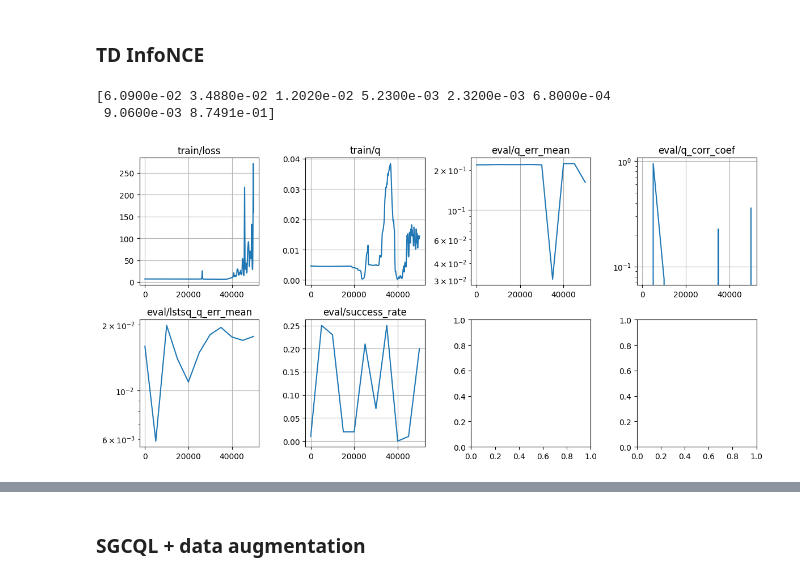
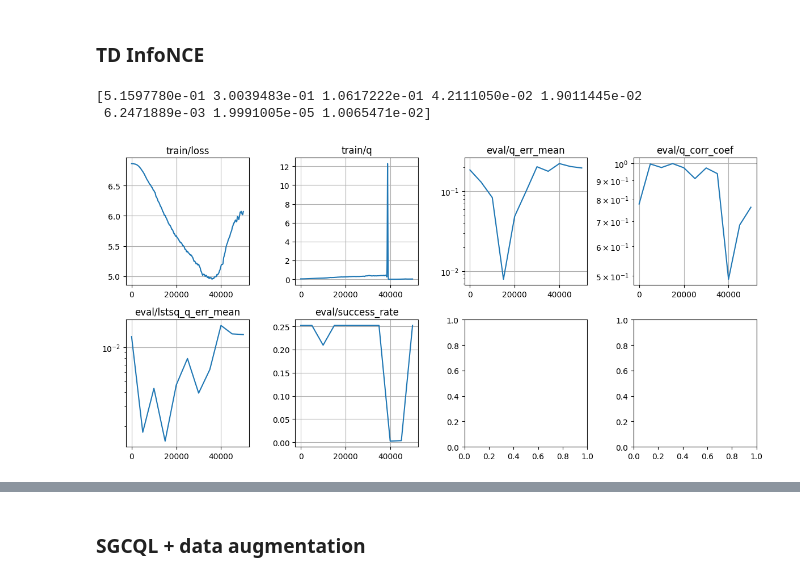
Before and after one commit to chongyi-zheng/ogbench, a Jupyter notebook: notebooks/mdp2gcmdp_RiverSwim.ipynb, the cells around one changed output, grey strips where cells are left out. Drawn from its saved outputs; the diff is of its cells as text; code cells hidden in the pictures.

```diff
--- a/notebooks/mdp2gcmdp_RiverSwim.ipynb
+++ b/notebooks/mdp2gcmdp_RiverSwim.ipynb
@@ -752,7 +752,7 @@ def compute_success_rate(params, num_eval_episodes=2000, max_episode_steps=1001)
       done = False
       obs = augmented_eval_env.reset()
       while not done:
-          action = np.random.choice(np.arange(augmented_eval_env.num_actions), p=opt_pi[obs])
+          action = np.random.choice(np.arange(augmented_eval_env.num_actions), p=pi[obs])
           reward, next_obs, terminated, truncated = augmented_eval_env.step(action)
           done = terminated or truncated
 
@@ -1232,7 +1253,8 @@ large_batch = sample_augmented_batch(1_000_000, p_curgoal=0.0, p_trajgoal=1.0)
 
 goal_marg = np.zeros(augmented_env.num_states)
 for state in range(augmented_env.num_states):
-    goal_marg[state] = np.sum(large_batch['observations'] == state) / len(large_batch['observations'])
+    # goal_marg[state] = np.sum(large_batch['next_observations'] == state) / len(large_batch['next_observations'])
+    goal_marg[state] = np.sum(large_batch['next_observations'] == state) / len(large_batch['next_observations'])
 goal_marg = jnp.asarray(goal_marg)
 print(goal_marg)
 # %% [output]
@@ -1437,12 +1467,14 @@ print(crl_metrics['eval/success_rate'][-1])
 # evaluation the pi
 obs = jnp.arange(augmented_env.num_states)[:, None].repeat(augmented_env.num_actions, axis=1).reshape(-1)
 actions = jnp.arange(augmented_env.num_actions)[None, :].repeat(augmented_env.num_states, axis=0).reshape(-1)
+
 plus_logits = critic.apply(critic_params, obs, actions,
                            (augmented_env.num_states - 2) * jnp.ones_like(obs))
-plus_probs = jnp.exp(jnp.diag(plus_logits)) * goal_marg[augmented_env.num_states - 2]
-q = (1 + discount) / discount * plus_probs
-q = q.reshape([augmented_env.num_states, augmented_env.num_actions])
-q = q[:env.num_states]
+plus_logits = jnp.diag(plus_logits)
+plus_logits = plus_logits.reshape([augmented_env.num_states, augmented_env.num_actions])
+a = jnp.argmax(plus_logits, axis=-1)
+pi = jax.nn.one_hot(a, augmented_env.num_actions)
+pi = np.asarray(pi)
 
 print("pi: ")
 print(pi)
@@ -1461,12 +1521,12 @@ pi:
 # %%
 s_marg = np.zeros(augmented_env.num_states)
 for state in range(augmented_env.num_states):
-    s_marg[state] = np.sum(augmented_train_dataset['observations'] == state) / len(augmented_train_dataset['observations'])
+    s_marg[state] = np.sum(augmented_train_dataset['next_observations'] == state) / len(augmented_train_dataset['next_observations'])
 s_marg = jnp.asarray(s_marg)
 print(s_marg)
 # %% [output]
-[6.0900e-02 3.4880e-02 1.2020e-02 5.2300e-03 2.3200e-03 6.8000e-04
- 9.0600e-03 8.7491e-01]
+[5.1597780e-01 3.0039483e-01 1.0617222e-01 4.2111050e-02 1.9011445e-02
+ 6.2471889e-03 1.9991005e-05 1.0065471e-02]
 # %%
 class Critic(nn.Module):
   repr_dim: int = 512
@@ -1505,21 +1565,24 @@ num_iterations = 50_000
 eval_interval = 5_000
 log_interval = 5_000
 
-s_plus_marg = jnp.sum(augmented_train_dataset['observations'] == env.num_states - 2) / len(augmented_train_dataset['observations'])
+indicators = np.zeros((augmented_env.num_states, augmented_env.num_actions))
+indicators[augmented_env.num_states - 2] = 1.
+indicators = jnp.asarray(indicators)
+s_plus_marg = jnp.sum(augmented_train_dataset['next_observations'] == env.num_states - 2) / len(augmented_train_dataset['next_observations'])
 
 key = jax.random.PRNGKey(np.random.randint(0, 2**32))
 key, critic_key = jax.random.split(key)
 
 example_batch = sample_augmented_batch(2)
-critic = Critic(repr_dim=32)
-critic_params = critic.init(critic_key, example_batch['observations'], example_batch['actions'], example_batch['observations'])
+critic = Critic(repr_dim=128)
+critic_params = critic.init(critic_key, example_batch['observations'], example_batch['actions'], example_batch['next_observations'])
 target_critic_params = copy.deepcopy(critic_params)
 
 def loss_fn(params, target_params, batch):
   logits = critic.apply(
-    params, batch['observations'], batch['actions'], batch['observations'])
+    params, batch['observations'], batch['actions'], batch['next_observations'])
 
-  random_states = jnp.roll(batch['observations'], -1, axis=0)
+  random_states = jnp.roll(batch['next_observations'], -1, axis=0)
   random_logits = critic.apply(
     params, batch['observations'], batch['actions'], random_states)
 
@@ -1545,17 +1608,19 @@ def loss_fn(params, target_params, batch):
     target_params, batch['next_observations'], next_actions, random_states)
   w = jax.nn.softmax(w_logits, axis=-1)
   w = jax.lax.stop_gradient(w)
-  w = jnp.clip(w, 0.0, 100.0 / batch_size)
+  # w = jnp.clip(w, 0.0, 100.0 / batch_size)
 
   future_loss = optax.softmax_cross_entropy(logits=random_logits, labels=w)
 
-  loss = (1 - discount) * cur_loss + discount * future_loss
+  loss = (1 - discount) * cur_loss + discount * batch['masks'] * future_loss
   loss = jnp.mean(loss)
 
   plus_logits = critic.apply(params, batch['observations'], batch['actions'],
                              (augmented_env.num_states - 2) * jnp.ones_like(batch['observations']))
   plus_log_probs = jnp.diag(plus_logits) - jax.nn.logsumexp(random_logits, axis=-1)
-  q = (1 + discount) / discount * jnp.exp(plus_log_probs) * batch_size * s_plus_marg
+  probs = jnp.exp(plus_log_probs) * batch_size * s_plus_marg
+  scaled_probs = discount * probs + (1 - discount) * indicators[batch['observations'], batch['actions']]
+  q = scaled_probs * (1 + discount) / discount
 
   info = {
     'loss': loss,
@@ -1564,7 +1629,6 @@ def loss_fn(params, target_params, batch):
 
   return loss, info
 
-# optimizer = splus(learning_rate=3e-4 * 512 * 2)
 optimizer = optax.adam(learning_rate=3e-4)
 opt_state = optimizer.init(critic_params)
 grad_fn = jax.value_and_grad(loss_fn, has_aux=True)
@@ -1582,9 +1646,9 @@ def update_fn(params, target_params, opt_state, batch):
 
   return params, target_params, opt_state, loss, info
 
-def compute_success_rate(params, batch, num_eval_episodes=100, max_episode_steps=1001):
+def compute_success_rate(params, batch, num_eval_episodes=2000, max_episode_steps=1001):
   seed = 100
-  augmented_eval_env = AugmentedRiverSwim(discount=discount, seed=seed)
+  augmented_eval_env = AugmentedRiverSwim(discount=discount, seed=seed, max_episode_steps=max_episode_steps)
 
   # compute the pi
   obs = jnp.arange(augmented_env.num_states)[:, None].repeat(augmented_env.num_actions, axis=1).reshape(-1)
@@ -1593,7 +1657,7 @@ def compute_success_rate(params, batch, num_eval_episodes=100, max_episode_steps
   #                            (augmented_env.num_states - 2) * jnp.ones_like(obs))
   # plus_logits = jnp.diag(plus_logits)
   # plus_logits = plus_logits.reshape([augmented_env.num_states, augmented_env.num_actions])
-  random_states = jnp.roll(batch['observations'], -1, axis=0)
+  random_states = jnp.roll(batch['next_observations'], -1, axis=0)
   plus_logits = critic.apply(params, obs, actions,
                              (augmented_env.num_states - 2) * jnp.ones_like(random_states))
   random_logits = critic.apply(params, obs, actions, random_states)
@@ -1605,26 +1669,25 @@ def compute_success_rate(params, batch, num_eval_episodes=100, max_episode_steps
   pi = np.asarray(pi)
 
   # evaluation
-  eval_dataset = defaultdict(list)
+  successes = []
   for _ in tqdm.trange(num_eval_episodes):
     traj_dataset = defaultdict(list)
 
+    done = False
     obs = augmented_eval_env.reset()
-    for _ in range(max_episode_steps):
-      action = np.random.choice(np.arange(augmented_env.num_actions), p=pi[obs])
-      reward, next_obs = augmented_eval_env.step(action)
+    while not done:
+      action = np.random.choice(np.arange(augmented_eval_env.num_actions), p=pi[obs])
+      reward, next_obs, terminated, truncated = augmented_eval_env.step(action)
+      done = terminated or truncated
 
+      traj_dataset['observations'].append(obs)
+      traj_dataset['actions'].append(action)
       traj_dataset['rewards'].append(reward)
 
       obs = next_obs
+    successes.append(np.sum(traj_dataset['rewards']) >= 1.0)
 
-    for k, v in traj_dataset.items():
-      eval_dataset[k].append(v)
-
-  for k, v in eval_dataset.items():
-    eval_dataset[k] = np.asarray(v)
-
-  sr = np.mean(np.any(eval_dataset['rewards'] == 1.0, axis=-1))
+  sr = np.mean(successes)
 
   return sr
 
@@ -1636,8 +1699,10 @@ def evaluate_fn(params, batch):
                              (augmented_env.num_states - 2) * jnp.ones_like(random_states))
   random_logits = critic.apply(params, obs, actions, random_states)
   plus_log_probs = jnp.diag(plus_logits) - jax.nn.logsumexp(random_logits, axis=-1)
-  q = (1 + discount) / discount * jnp.exp(plus_log_probs) * batch_size * s_plus_marg
-  q = q.reshape([augmented_env.num_states, augmented_env.num_actions])
+  plus_probs = jnp.exp(plus_log_probs) * batch_size * s_plus_marg
+  plus_probs = plus_probs.reshape([augmented_env.num_states, augmented_env.num_actions])
+  scaled_plus_probs = discount * plus_probs + (1 - discount) * indicators
+  q = scaled_plus_probs * (1 + discount) / discount
   q = q[:env.num_states]
 
   slopes, intercepts = jnp.linalg.lstsq(
@@ -1665,34 +1730,34 @@ def evaluate_fn(params, batch):
     'success_rate': sr,
     # 'prob_err_mean': prob_err_mean,
   }
 
   return info
 
 metrics = defaultdict(list)
 for i in tqdm.trange(1, num_iterations + 1):
   batch = sample_augmented_batch(batch_size)
   critic_params, target_critic_params, opt_state, loss, info = update_fn(
     critic_params, target_critic_params, opt_state, batch)
 
   for k, v in info.items():
     metrics['train/' + k].append(
       np.array([i, v])
     )
 
   if i == 1 or i % eval_interval == 0:
     eval_info = evaluate_fn(critic_params, batch)
     for k, v in eval_info.items():
       metrics['eval/' + k].append(
         np.array([i, v])
       )
 
   if i == 1 or i % log_interval == 0:
     plot_metrics(metrics, logyscale_stats=['eval/q_err_mean', 'eval/lstsq_q_err_mean', 'eval/q_corr_coef'])
     display.clear_output(wait=True)
     plt.tight_layout()
     plt.show()
 # %% [output]
-[figure, old version]
+[figure, new version]
 # %%
 td_infonce_metrics = metrics
 print(td_infonce_metrics['eval/q_err_mean'][-1])
```
Also changed, not shown: parts of 28 cells of this notebook.
